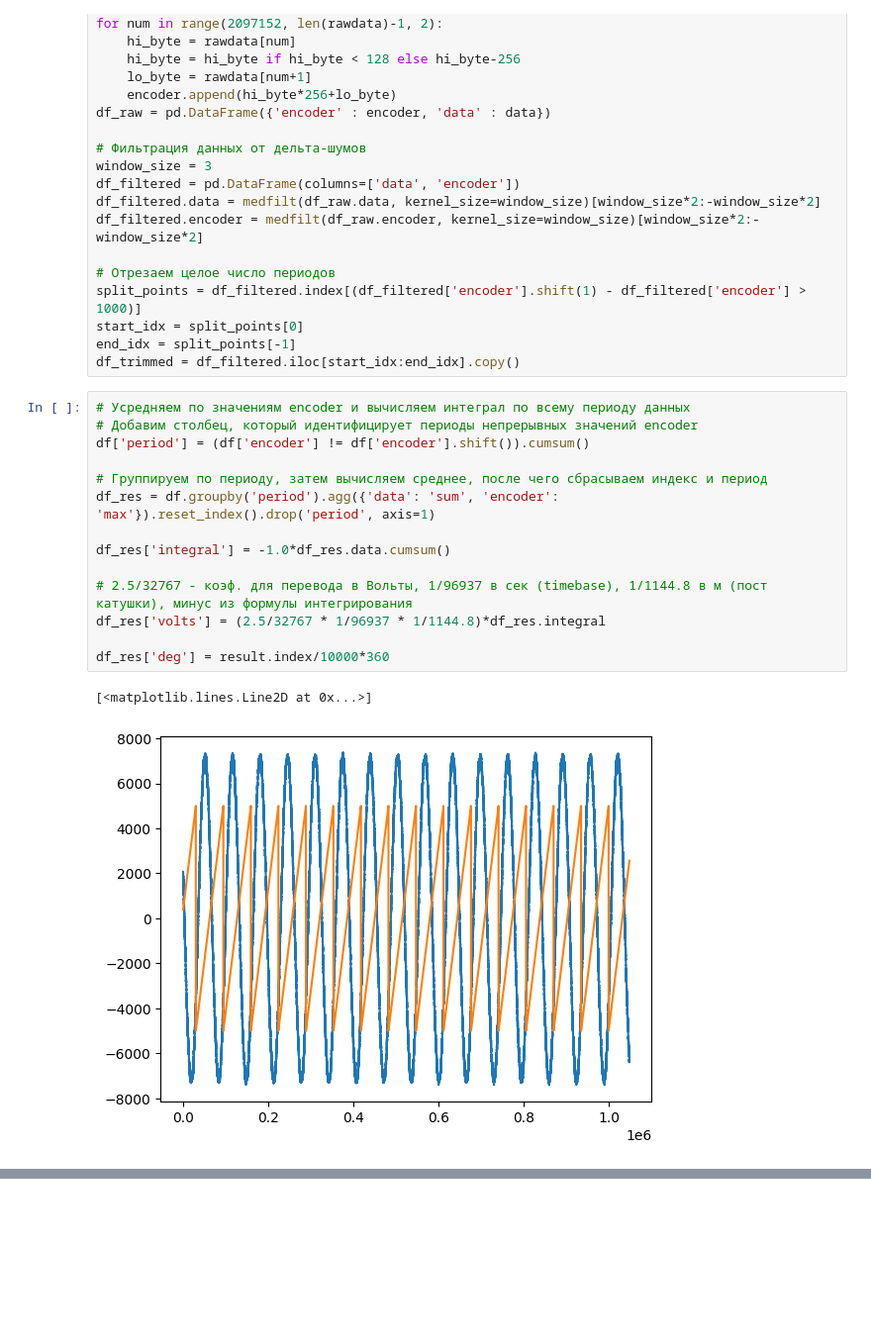
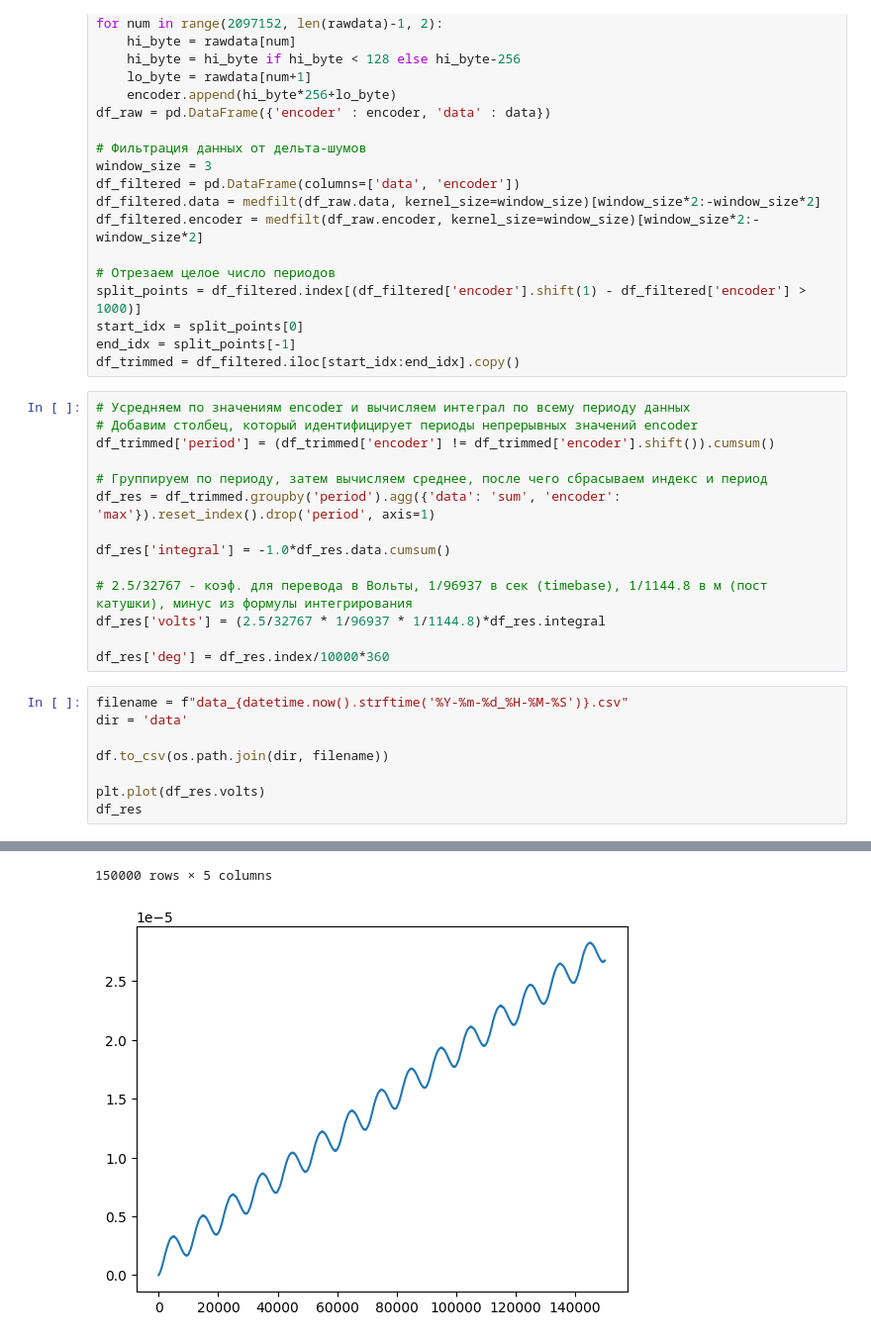
Before and after one commit to BuslaySt/Helmholz-Polymagnit, a Jupyter notebook: code_new/HarmData_fast.ipynb, the cells around one changed output, grey strips where cells are left out. Shown at 99% size. Cells and saved outputs as stored; diff of their text form; blank space fills up the shorter version.

```diff
--- a/code_new/HarmData_fast.ipynb
+++ b/code_new/HarmData_fast.ipynb
@@ -89,17 +89,23 @@ df_trimmed = df_filtered.iloc[start_idx:end_idx].copy()
 # %%
 # Усредняем по значениям encoder и вычисляем интеграл по всему периоду данных
 # Добавим столбец, который идентифицирует периоды непрерывных значений encoder
-df['period'] = (df['encoder'] != df['encoder'].shift()).cumsum()
+df_trimmed['period'] = (df_trimmed['encoder'] != df_trimmed['encoder'].shift()).cumsum()
 
 # Группируем по периоду, затем вычисляем среднее, после чего сбрасываем индекс и период
-df_res = df.groupby('period').agg({'data': 'sum', 'encoder': 'max'}).reset_index().drop('period', axis=1)
+df_res = df_trimmed.groupby('period').agg({'data': 'sum', 'encoder': 'max'}).reset_index().drop('period', axis=1)
 
 df_res['integral'] = -1.0*df_res.data.cumsum()
 
 # 2.5/32767 - коэф. для перевода в Вольты, 1/96937 в сек (timebase), 1/1144.8 в м (пост катушки), минус из формулы интегрирования
 df_res['volts'] = (2.5/32767 * 1/96937 * 1/1144.8)*df_res.integral
 
-df_res['deg'] = result.index/10000*360
+df_res['deg'] = df_res.index/10000*360
-# %% [output]
-[<matplotlib.lines.Line2D at 0x...>]
-[figure, removed]
+# %%
+filename = f"data_{datetime.now().strftime('%Y-%m-%d_%H-%M-%S')}.csv"
+dir = 'data'
+
+df.to_csv(os.path.join(dir, filename))
+
+plt.plot(df_res.volts)
+df_res
+# %% [output]
@@ -106,3 +124,5 @@ df_res['deg'] = result.index/10000*360
+150000 rows × 5 columns
+[figure, added]
 # %%
 # Шаг интегрирования по encoder
 step = 25
```
Also changed, not shown: parts of 5 cells of this notebook.
